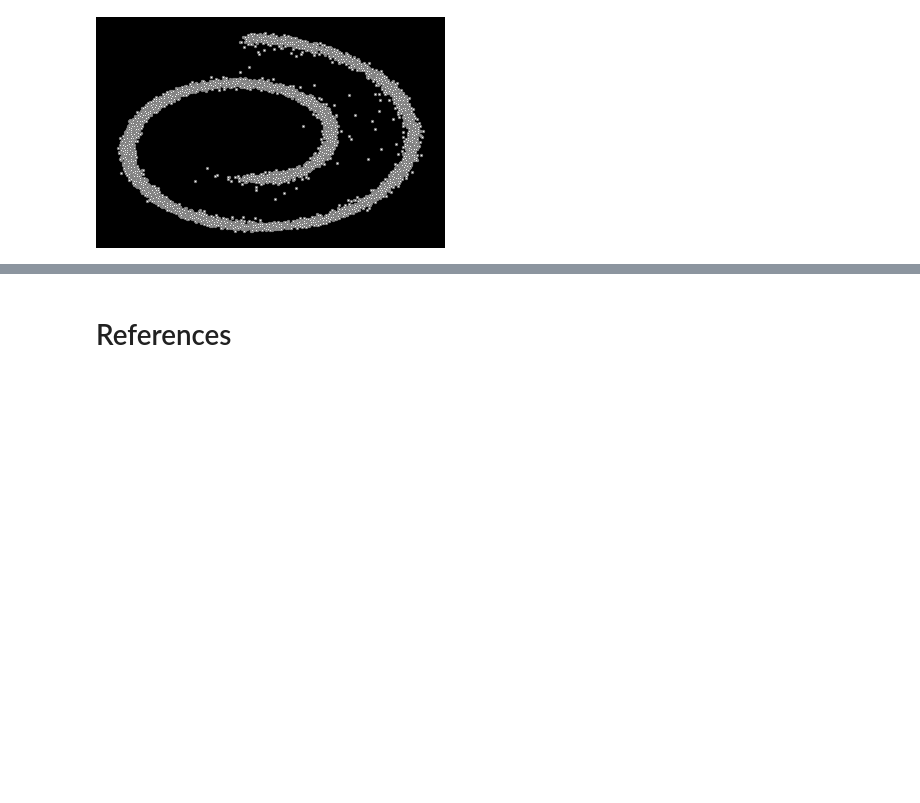
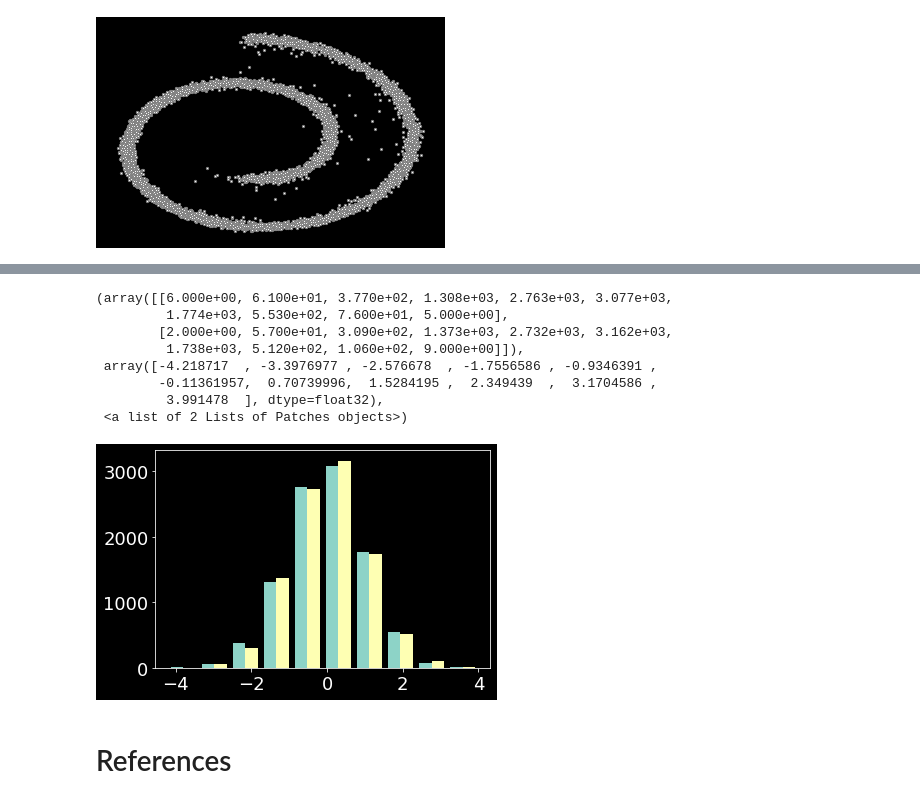
Before and after one commit to danielm322/DiffusionModelsTestBench, a Jupyter notebook: Diffusion_model_demo.ipynb, the cells around one changed output, grey strips where cells are left out. Saved outputs shown, nothing was run; the diff lists cells and outputs as text; code cells hidden in the pictures; blank space fills up the shorter version.

```diff
--- a/Diffusion_model_demo.ipynb
+++ b/Diffusion_model_demo.ipynb
@@ -458,0 +482,16 @@ imgs[0].save("diffusion.gif", format='GIF', append_images=imgs,save_all=True, du
+# %%
+# Final values
+mean_temp = (1 / extract(alphas, t_temp, cur_x_temp).sqrt()) * (cur_x_temp - (eps_factor * eps_theta))
+mean_temp_copy = mean_temp.detach().numpy()
+# %%
+plt.hist(mean_temp_copy)
+# %% [output]
+(array([[6.000e+00, 6.100e+01, 3.770e+02, 1.308e+03, 2.763e+03, 3.077e+03,
+         1.774e+03, 5.530e+02, 7.600e+01, 5.000e+00],
+        [2.000e+00, 5.700e+01, 3.090e+02, 1.373e+03, 2.732e+03, 3.162e+03,
+         1.738e+03, 5.120e+02, 1.060e+02, 9.000e+00]]),
+ array([-4.218717  , -3.3976977 , -2.576678  , -1.7556586 , -0.9346391 ,
+        -0.11361957,  0.70739996,  1.5284195 ,  2.349439  ,  3.1704586 ,
+         3.991478  ], dtype=float32),
+ <a list of 2 Lists of Patches objects>)
+[figure, added]
```
Also changed, not shown: parts of 8 cells of this notebook.
